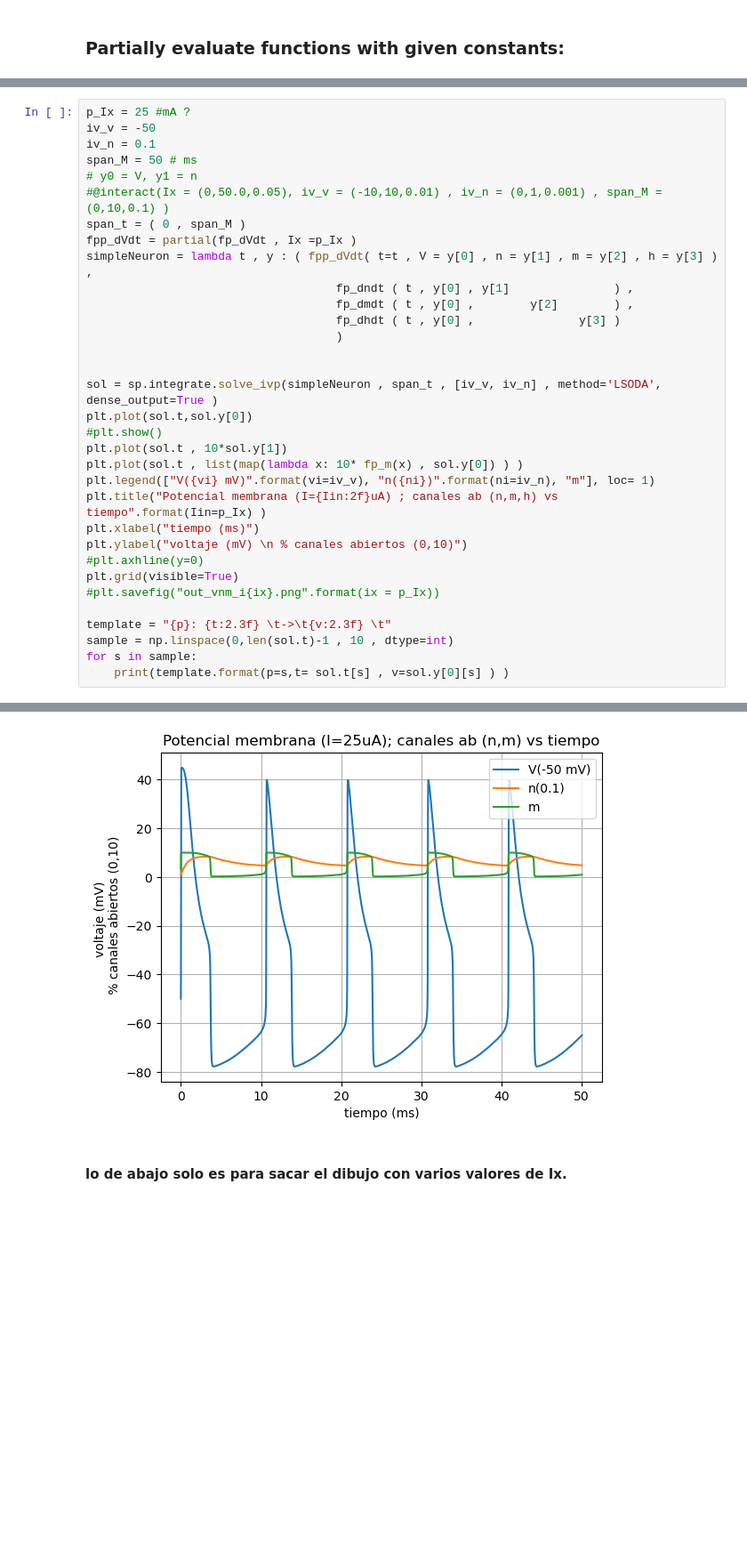
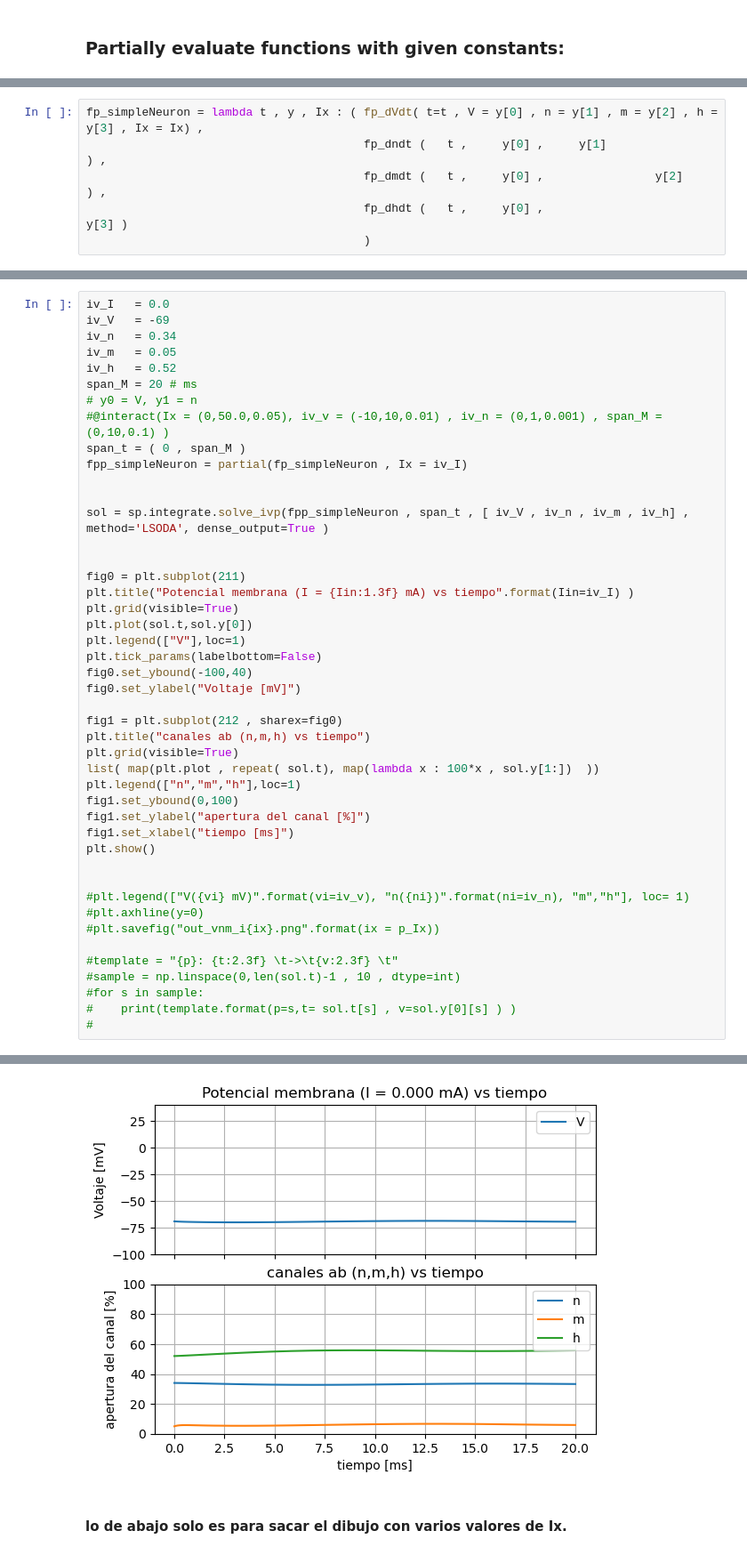
Before and after one commit to hxdvka/MiBio, a Jupyter notebook: FisioLab/3/Lab3.ipynb, the cells around one changed output, grey strips where cells are left out. Shown: that part at 89% size. Saved outputs shown, nothing was run; the diff lists cells and outputs as text; blank space fills up the shorter version.

```diff
--- a/FisioLab/3/Lab3.ipynb
+++ b/FisioLab/3/Lab3.ipynb
@@ -100,2 +108,8 @@ fp_dhdt = partial(  f_dhdt ,
+# %%
+fp_simpleNeuron = lambda t , y , Ix : ( fp_dVdt( t=t , V = y[0] , n = y[1] , m = y[2] , h = y[3] , Ix = Ix) ,
+                                        fp_dndt (   t ,     y[0] ,     y[1]                       ) ,
+                                        fp_dmdt (   t ,     y[0] ,                y[2]            ) ,
+                                        fp_dhdt (   t ,     y[0] ,                           y[3] )
+                                        )
 # %% [markdown]
 ## Sacar el dibujito:
@@ -142,34 +163,46 @@ interactive(children=(FloatSlider(value=0.0, description='Ix', max=75.0, min=-50
 # %%
-p_Ix = 25 #mA ?
-iv_v = -50
-iv_n = 0.1
-span_M = 50 # ms
+iv_I   = 0.0
+iv_V   = -69
+iv_n   = 0.34
+iv_m   = 0.05
+iv_h   = 0.52
+span_M = 20 # ms
 # y0 = V, y1 = n
 #@interact(Ix = (0,50.0,0.05), iv_v = (-10,10,0.01) , iv_n = (0,1,0.001) , span_M = (0,10,0.1) )
 span_t = ( 0 , span_M )
-fpp_dVdt = partial(fp_dVdt , Ix =p_Ix )
-simpleNeuron = lambda t , y : ( fpp_dVdt( t=t , V = y[0] , n = y[1] , m = y[2] , h = y[3] ) ,
-                                    fp_dndt ( t , y[0] , y[1]               ) ,
-                                    fp_dmdt ( t , y[0] ,        y[2]        ) ,
-                                    fp_dhdt ( t , y[0] ,               y[3] )
-                                    )
+fpp_simpleNeuron = partial(fp_simpleNeuron , Ix = iv_I)
 
 
-sol = sp.integrate.solve_ivp(simpleNeuron , span_t , [iv_v, iv_n] , method='LSODA', dense_output=True )
+sol = sp.integrate.solve_ivp(fpp_simpleNeuron , span_t , [ iv_V , iv_n , iv_m , iv_h] , method='LSODA', dense_output=True )
+
+
+fig0 = plt.subplot(211)
+plt.title("Potencial membrana (I = {Iin:1.3f} mA) vs tiempo".format(Iin=iv_I) )
+plt.grid(visible=True)
 plt.plot(sol.t,sol.y[0])
-#plt.show()
-plt.plot(sol.t , 10*sol.y[1])
-plt.plot(sol.t , list(map(lambda x: 10* fp_m(x) , sol.y[0]) ) )
-plt.legend(["V({vi} mV)".format(vi=iv_v), "n({ni})".format(ni=iv_n), "m"], loc= 1)
-plt.title("Potencial membrana (I={Iin:2f}uA) ; canales ab (n,m,h) vs tiempo".format(Iin=p_Ix) )
-plt.xlabel("tiempo (ms)")
-plt.ylabel("voltaje (mV) \n % canales abiertos (0,10)")
+plt.legend(["V"],loc=1)
+plt.tick_params(labelbottom=False)
+fig0.set_ybound(-100,40)
+fig0.set_ylabel("Voltaje [mV]")
+
+fig1 = plt.subplot(212 , sharex=fig0)
+plt.title("canales ab (n,m,h) vs tiempo")
+plt.grid(visible=True)
+list( map(plt.plot , repeat( sol.t), map(lambda x : 100*x , sol.y[1:])  ))
+plt.legend(["n","m","h"],loc=1)
+fig1.set_ybound(0,100)
+fig1.set_ylabel("apertura del canal [%]")
+fig1.set_xlabel("tiempo [ms]")
+plt.show()
+
+
+#plt.legend(["V({vi} mV)".format(vi=iv_v), "n({ni})".format(ni=iv_n), "m","h"], loc= 1)
 #plt.axhline(y=0)
-plt.grid(visible=True)
 #plt.savefig("out_vnm_i{ix}.png".format(ix = p_Ix))
 
-template = "{p}: {t:2.3f} \t->\t{v:2.3f} \t"
-sample = np.linspace(0,len(sol.t)-1 , 10 , dtype=int)
-for s in sample:
-    print(template.format(p=s,t= sol.t[s] , v=sol.y[0][s] ) )
+#template = "{p}: {t:2.3f} \t->\t{v:2.3f} \t"
+#sample = np.linspace(0,len(sol.t)-1 , 10 , dtype=int)
+#for s in sample:
+#    print(template.format(p=s,t= sol.t[s] , v=sol.y[0][s] ) )
+#
 # %% [output]
@@ -186,4 +209,4 @@ for s in sample:
-[figure, old version]
+[figure, new version]
 # %% [markdown]
 #### lo de abajo solo es para sacar el dibujo con varios valores de Ix.
 # %%
```
Also changed, not shown: parts of 9 cells of this notebook.
